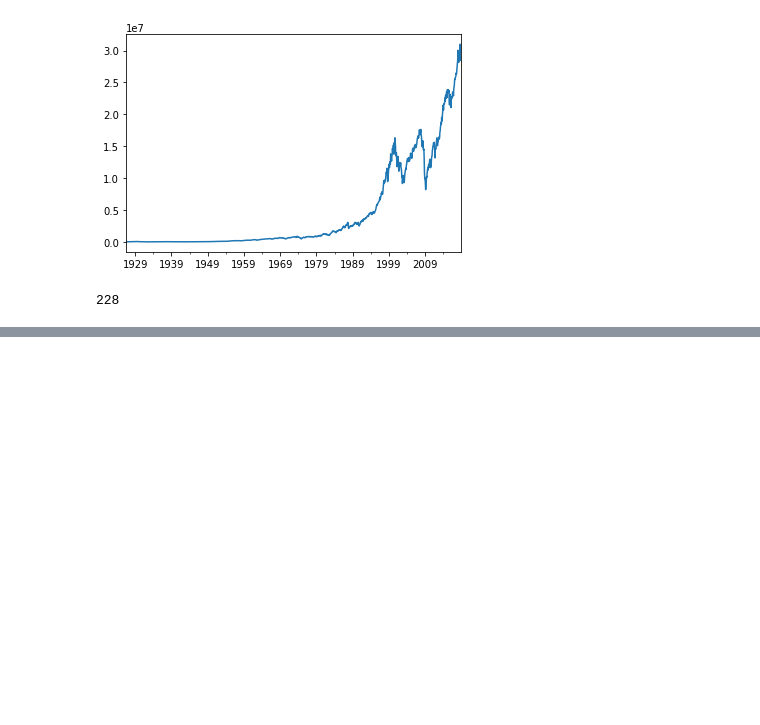
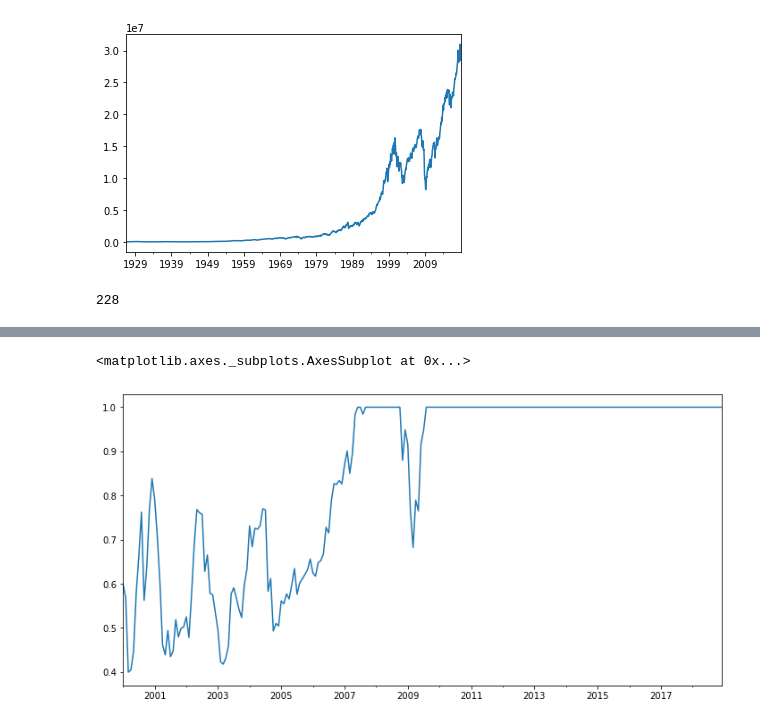
Before and after one commit to Van-Vu/portforlio-construction, a Jupyter notebook: 1-Introduction/Week 3/Lab 2 - CPPI.ipynb, the cells around one changed output, grey strips where cells are left out. Cells and saved outputs as stored; diff of their text form; code cells hidden in the pictures; blank space fills up the shorter version.

```diff
--- a/1-Introduction/Week 3/Lab 2 - CPPI.ipynb
+++ b/1-Introduction/Week 3/Lab 2 - CPPI.ipynb
@@ -72,0 +66,5 @@ ax.axhline(y=floor_value, color='r', linestyle='--')
+# %%
+risky_weight_history[ind].plot(figsize=(12,6))
+# %% [output]
+<matplotlib.axes._subplots.AxesSubplot at 0x...>
+[figure, added]
```
Also changed, not shown: parts of 10 cells of this notebook, 2 other files.
